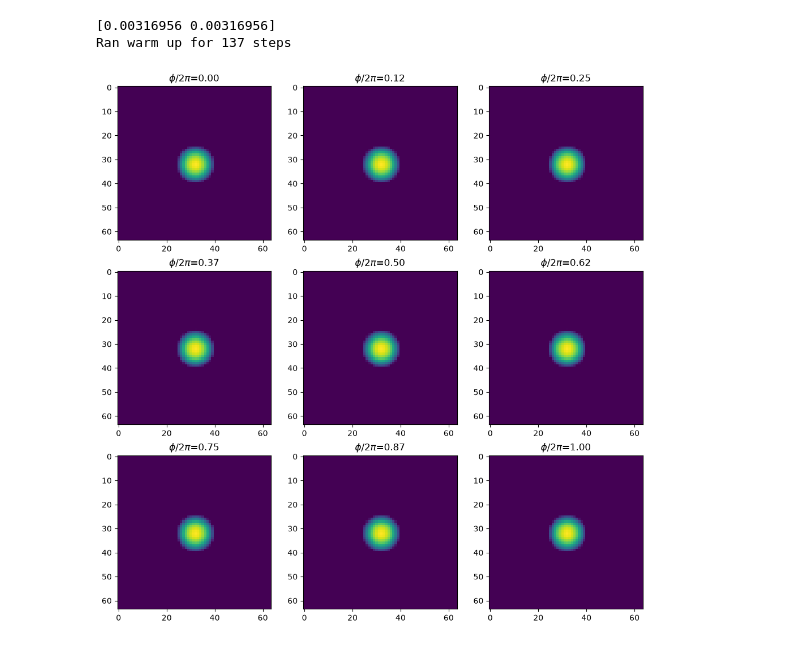
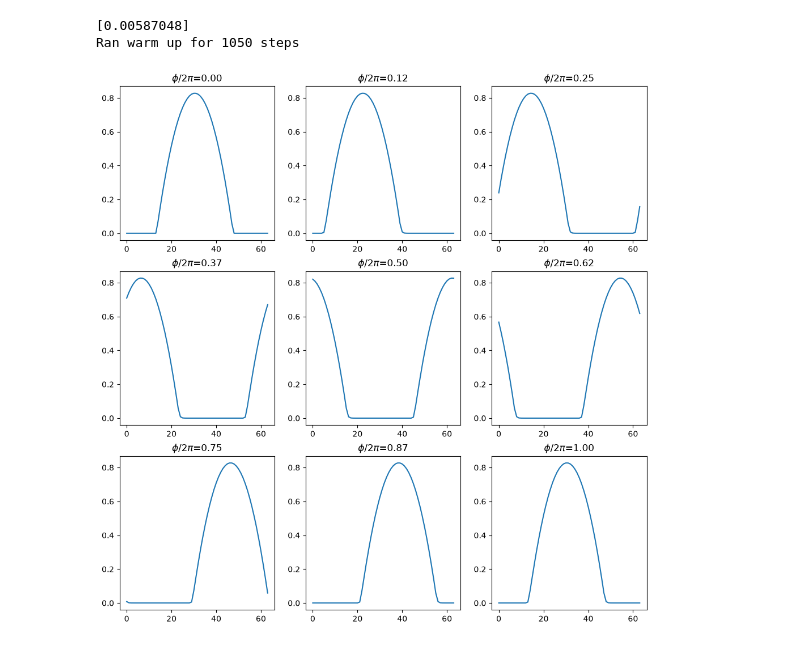
Before and after one commit to siaulich/grid-cells, a Jupyter notebook: notebooks/bat_flight_pure_cells.ipynb, the cells around one changed output. Cells and saved outputs as stored; diff of their text form; code cells hidden in the pictures.

Commit message:
fix bug in step method

```diff
--- a/notebooks/bat_flight_pure_cells.ipynb
+++ b/notebooks/bat_flight_pure_cells.ipynb
@@ -13,37 +13,37 @@ PLOTS_DIR = "../plots"
 # %%
 dt = 0.5e-3
 n = 64
 n_min_plots = 9
 
 net = HeadDirection(
-    n=(n,n), dt=dt, use_single_bump=True,size=(1,1),revolutions = (1,1)
+    n=(n), dt=dt, use_single_bump=True
 )
-net.s = net.encode_orientation((np.pi,np.pi))
+net.s[n//2] = 1
 net.warm_up()
 ncols = np.int64(np.ceil(np.sqrt(n_min_plots)))
 nrows = np.int64(np.ceil(n_min_plots / ncols))
 n_plots = nrows * ncols
 fig, ax = plt.subplots(nrows, ncols, figsize=(4 * ncols, 4 * nrows))
 ax = ax.flatten()
 phi = 0
 omega = 5
 omega_max = 5
 duration = int(0.02 / dt)
 n_steps = int((2 * np.pi) / omega / dt)
 records = np.linspace(0, n_steps - 1, n_plots, dtype=int)
 plot_counter = 0
 time = 0
 
 
 for step_iter in range(n_steps):
     if step_iter == records[plot_counter]:
-        ax[plot_counter].imshow(net.s)
+        ax[plot_counter].plot(net.s)
         ax[plot_counter].set_title(f"$\\phi/2\\pi$={phi/(2*np.pi):.2f}")
         plot_counter += 1
-    net.step([omega,omega])
+    net.step(np.array([omega]))
     phi += omega * dt
     time += dt
 # %% [output]
-[0.00316956 0.00316956]
-Ran warm up for 137 steps
+[0.00587048]
+Ran warm up for 1050 steps
-[figure, old version]
+[figure, new version]
```
Also changed, not shown: 1 other file.
